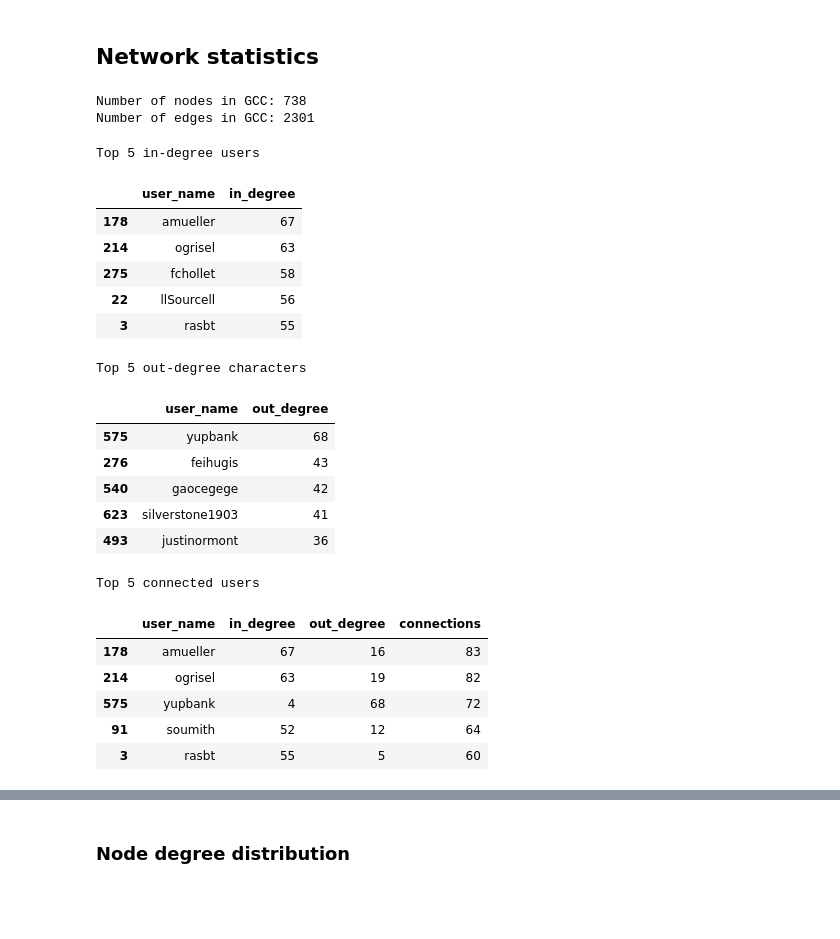
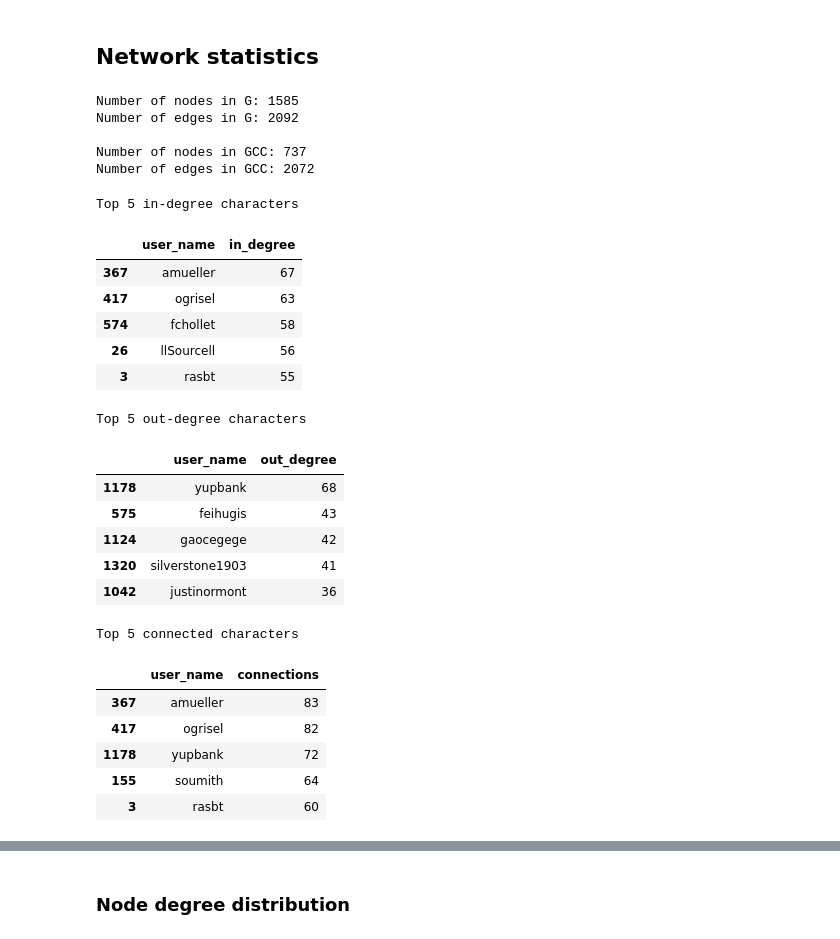
Before and after one commit to s153748/SGI_project, a Jupyter notebook: Project.ipynb, the cells around one changed output, grey strips where cells are left out. Saved outputs shown, nothing was run; the diff lists cells and outputs as text; code cells hidden in the pictures; blank space fills up the shorter version.

```diff
--- a/Project.ipynb
+++ b/Project.ipynb
@@ -30,9 +30,9 @@ from PIL import Image, ImageFont
 # %% [markdown]
 ### Data cleaning
 # %%
-df = pd.read_csv('data/git_data_third.csv',index_col=0)
+df =pd.read_csv('data/git_data_second.csv', converters={'following': eval},index_col=0)
 df['languages'] = df['languages'].str.replace(' ',',').str.replace('\n','').str.replace("'","")
-df['out'] = df['out'].str.replace(' ',',').str.replace('\n','').str.replace("'","")
+#df['out'] = df['out'].str.replace(' ',',').str.replace('\n','').str.replace("'","")
 df.head(3)
 # %% [output]
 |  | user_name | owner | repos | name | type | company | location | bio | created_at | updated_at | ... |
@@ -48,4 +46,9 @@ stringToList('following')
 stringToList('languages')
+# %%
+df['out'] = ''
+
+for i in range(len(df)):
+    df['out'][i] = np.unique([link for link in df['following'][i] if link in df['user_name'].values])
 # %% [markdown]
 ## Generate network
 # %%
@@ -63,43 +66,51 @@ GCC = G.subgraph(largest_cc)
 # %% [markdown]
 ## Network statistics
 # %%
+print(f"Number of nodes in G: {G.number_of_nodes()}")
+print(f"Number of edges in G: {G.number_of_edges()} \n")
 print(f"Number of nodes in GCC: {GCC.number_of_nodes()}")
 print(f"Number of edges in GCC: {GCC.number_of_edges()}")
 # %% [output]
-Number of nodes in GCC: 738
-Number of edges in GCC: 2301
+Number of nodes in G: 1585
+Number of edges in G: 2092
+
+Number of nodes in GCC: 737
+Number of edges in GCC: 2072
 # %%
-# find highest in-degree nodes
-print('Top 5 in-degree users')
+# find top5 in-degree nodes in network/GCC
+df['in_degree'] = df['user_name'].apply(lambda x: G.in_degree(x))
+print('Top 5 in-degree characters ')
 display(df.sort_values(by=['in_degree'], ascending=False)[['user_name','in_degree']].head())
 
-# find highest out-degree nodes
+# find highest out-degree nodes in network/GCC
+df['out_degree'] = df['user_name'].apply(lambda x: G.out_degree(x))
 print('Top 5 out-degree characters ')
 display(df.sort_values(by=['out_degree'], ascending=False)[['user_name','out_degree']].head())
 
-# find highest in and out degree nodes
-df['connections'] = df['in_degree']+df['out_degree']
-print('Top 5 connected users')
-display(df.sort_values(by=['connections'], ascending=False)[['user_name','in_degree','out_degree','connections']].head())
+
+# find highest out-degree nodes in network/GCC
+df['connections'] = df['user_name'].apply(lambda x: G.degree(x))
+print('Top 5 connected characters ')
+display(df.sort_values(by=['connections'], ascending=False)[['user_name','connections']].head())
 # %% [output]
-Top 5 in-degree users
+Top 5 in-degree characters
 |  | user_name | in_degree |
-| 178 | amueller | 67 |
-| 214 | ogrisel | 63 |
-| 275 | fchollet | 58 |
-| 22 | llSourcell | 56 |
+| 367 | amueller | 67 |
+| 417 | ogrisel | 63 |
+| 574 | fchollet | 58 |
+| 26 | llSourcell | 56 |
 | 3 | rasbt | 55 |
 Top 5 out-degree characters
 |  | user_name | out_degree |
-| 575 | yupbank | 68 |
-| 276 | feihugis | 43 |
-| 540 | gaocegege | 42 |
-| 623 | silverstone1903 | 41 |
-| 493 | justinormont | 36 |
+| 1178 | yupbank | 68 |
+| 575 | feihugis | 43 |
+| 1124 | gaocegege | 42 |
+| 1320 | silverstone1903 | 41 |
+| 1042 | justinormont | 36 |
-Top 5 connected users
+Top 5 connected characters
-|  | user_name | in_degree | out_degree | connections |
-| 178 | amueller | 67 | 16 | 83 |
-| 214 | ogrisel | 63 | 19 | 82 |
-| 575 | yupbank | 4 | 68 | 72 |
-| 91 | soumith | 52 | 12 | 64 |
-| 3 | rasbt | 55 | 5 | 60 |
+|  | user_name | connections |
+| 367 | amueller | 83 |
+| 417 | ogrisel | 82 |
+| 1178 | yupbank | 72 |
+| 155 | soumith | 64 |
+| 3 | rasbt | 60 |
```
Also changed, not shown: parts of 3 cells of this notebook.
